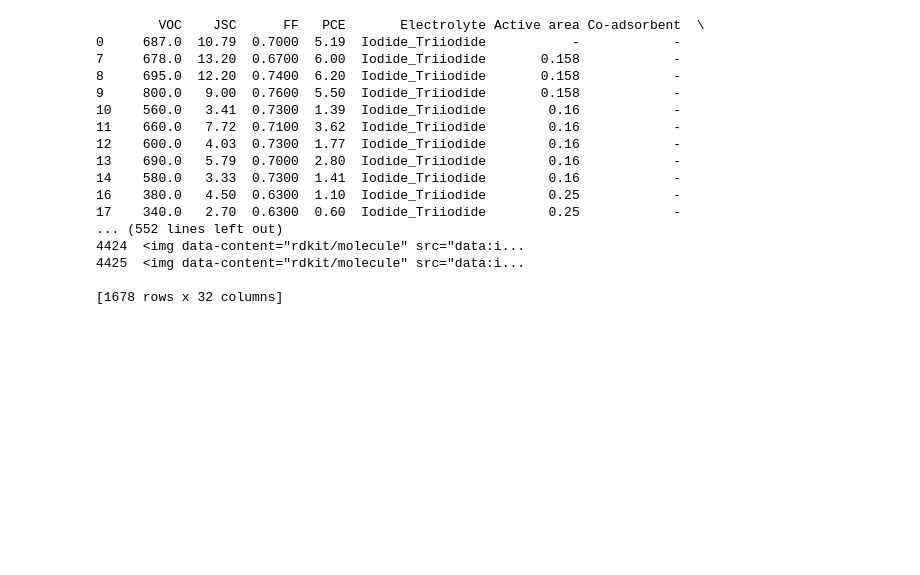
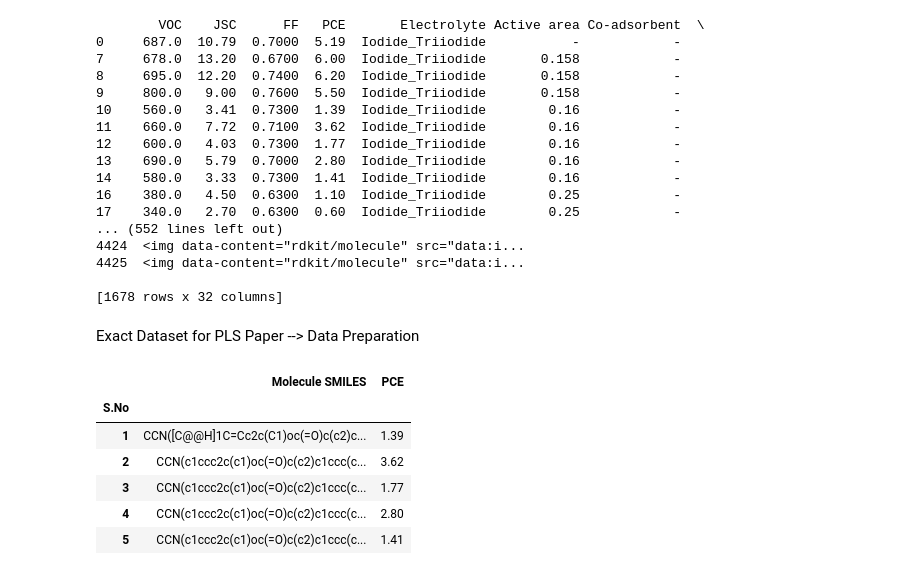
Before and after one commit to PaulC61/Cheminformatics, a Jupyter notebook: InternshipM2_BIU/WorkingEnvironment/Phase2/convertSmilestoSdf.ipynb, the cells around one changed output. Saved outputs shown, nothing was run; the diff lists cells and outputs as text; code cells hidden in the pictures; blank space fills up the shorter version.

Commit message:
Smiles -> SDF, exact PLS paper data

```diff
--- a/InternshipM2_BIU/WorkingEnvironment/Phase2/convertSmilestoSdf.ipynb
+++ b/InternshipM2_BIU/WorkingEnvironment/Phase2/convertSmilestoSdf.ipynb
@@ -61,3 +61,23 @@ PandasTools.WriteSDF(metalsMixes, 'metalsMixes.sdf', molColName='MolCol', idName
 PandasTools.WriteSDF(noMetalsMixes, 'noMetalsMixes.sdf', molColName='MolCol', idName='Dragon Name')
 PandasTools.WriteSDF(metalsNoMixes, 'metalsNoMixes.sdf', molColName='MolCol', idName='Dragon Name')
 PandasTools.WriteSDF(noMetalsNoMixes, 'noMetalsNoMixes.sdf', molColName='MolCol', idName='Dragon Name')
+# %% [markdown]
+Exact Dataset for PLS Paper --> Data Preparation
+# %%
+triphenylamines = pd.read_csv("Data/exactPLS/Triphenylamines.csv", index_col=0)
+porphyrins = pd.read_csv("Data/exactPLS/Porphyrins.csv", index_col=0)
+phenothiazines = pd.read_csv("Data/exactPLS/Phenothiazines.csv", index_col=0)
+indolines = pd.read_csv("Data/exactPLS/Indolines.csv", index_col=0)
+carbazoles = pd.read_csv("Data/exactPLS/Carbazoles.csv", index_col=0)
+coumarins = pd.read_csv("Data/exactPLS/Coumarins.csv", index_col=0)
+diphenylamines = pd.read_csv("Data/exactPLS/Diphenylamines.csv", index_col=0)
+
+coumarins.head(5)
+# %% [output]
+|  | Molecule SMILES | PCE |
+| S.No |  |  |
+| 1 | CCN([C@@H]1C=Cc2c(C1)oc(=O)c(c2)c... | 1.39 |
+| 2 | CCN(c1ccc2c(c1)oc(=O)c(c2)c1ccc(c... | 3.62 |
+| 3 | CCN(c1ccc2c(c1)oc(=O)c(c2)c1ccc(c... | 1.77 |
+| 4 | CCN(c1ccc2c(c1)oc(=O)c(c2)c1ccc(c... | 2.80 |
+| 5 | CCN(c1ccc2c(c1)oc(=O)c(c2)c1ccc(c... | 1.41 |
```
Also changed, not shown: parts of 2 cells of this notebook, 8 other files.
